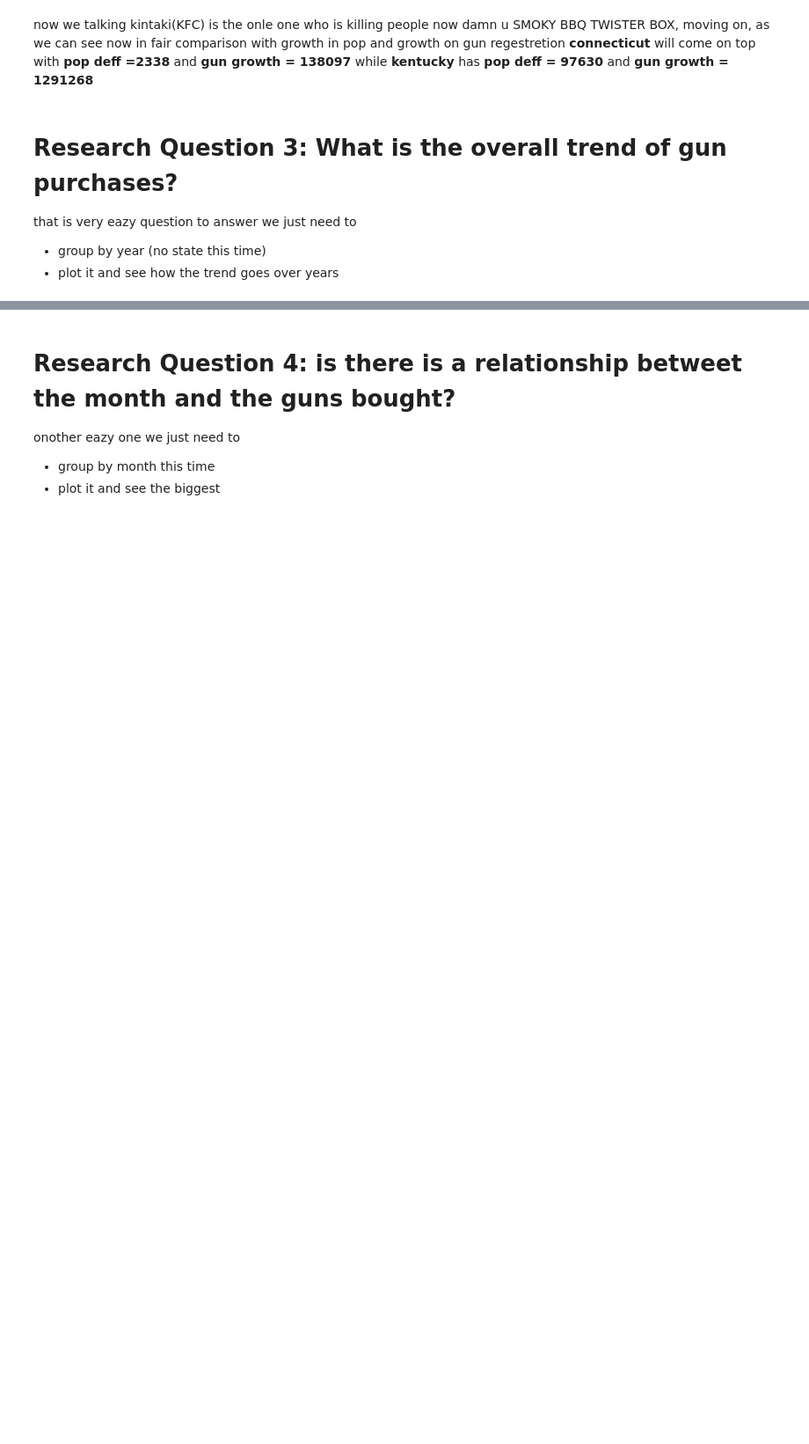
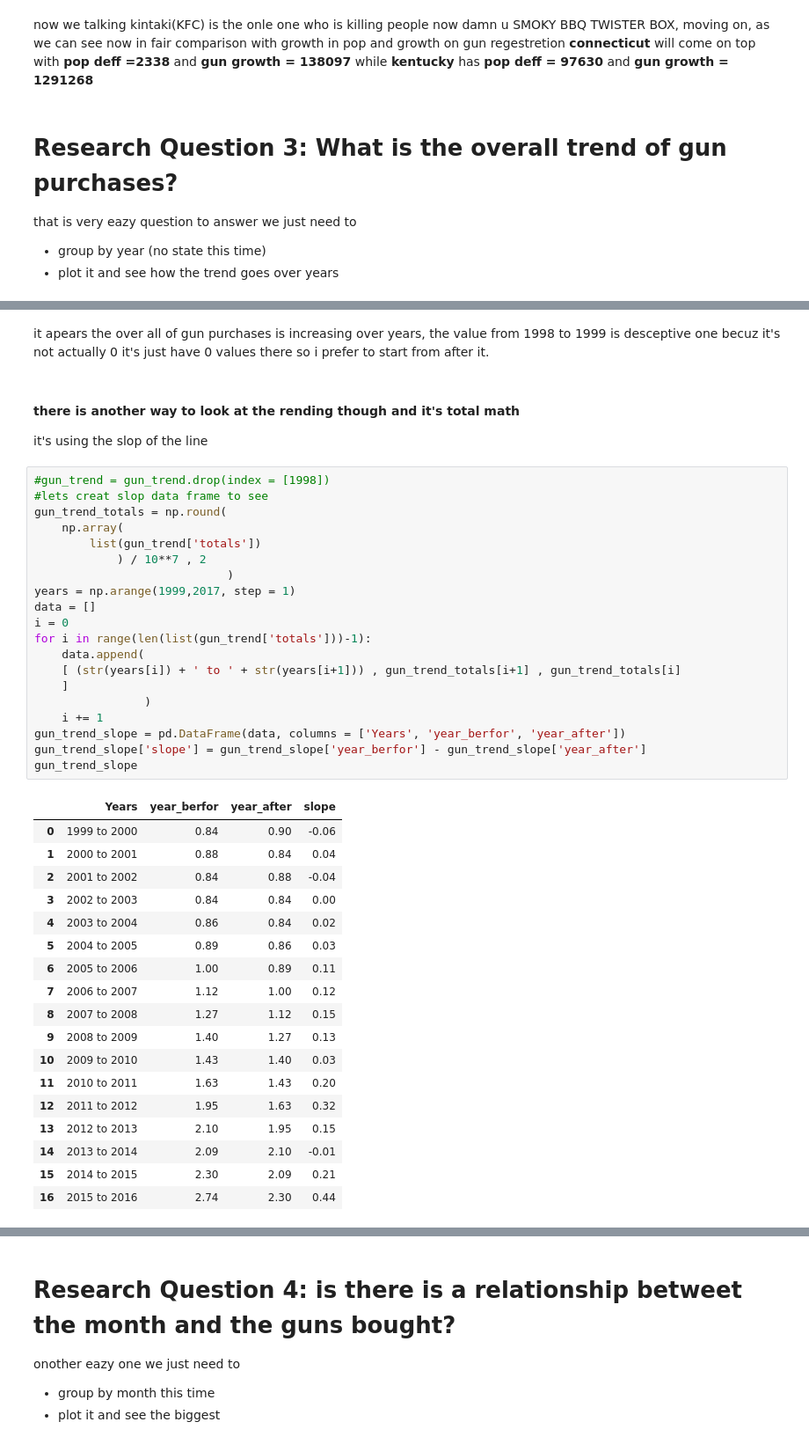
Before and after one commit to Ibn-mohey/Udacity-Advanced-Data-Analysis-Nanodegree-Program, a Jupyter notebook: investigate-a-dataset- (FBI open up!).ipynb, the cells around one changed output, grey strips where cells are left out. Shown at 88% size. Cells and saved outputs as stored; diff of their text form; blank space fills up the shorter version.

```diff
--- a/investigate-a-dataset-template.ipynb
+++ b/investigate-a-dataset- (FBI open up!).ipynb
@@ -823,0 +834,45 @@ plt.show()
+# %% [markdown]
+it apears the over all of gun purchases is increasing over years, the value from 1998 to 1999 is desceptive one becuz it's not actually 0 it's just have 0 values there so i prefer to start from after it.
+# %% [markdown]
+#### there is another way to look at the rending though and it's total math
+
+it's using the slop of the line
+# %%
+#gun_trend = gun_trend.drop(index = [1998])
+#lets creat slop data frame to see
+gun_trend_totals = np.round(
+    np.array(
+        list(gun_trend['totals'])
+            ) / 10**7 , 2
+                            )
+years = np.arange(1999,2017, step = 1)
+data = []
+i = 0
+for i in range(len(list(gun_trend['totals']))-1):
+    data.append(
+    [ (str(years[i]) + ' to ' + str(years[i+1])) , gun_trend_totals[i+1] , gun_trend_totals[i]
+    ]
+                )
+    i += 1
+gun_trend_slope = pd.DataFrame(data, columns = ['Years', 'year_berfor', 'year_after'])
+gun_trend_slope['slope'] = gun_trend_slope['year_berfor'] - gun_trend_slope['year_after']
+gun_trend_slope
+# %% [output]
+|  | Years | year_berfor | year_after | slope |
+| 0 | 1999 to 2000 | 0.84 | 0.90 | -0.06 |
+| 1 | 2000 to 2001 | 0.88 | 0.84 | 0.04 |
+| 2 | 2001 to 2002 | 0.84 | 0.88 | -0.04 |
+| 3 | 2002 to 2003 | 0.84 | 0.84 | 0.00 |
+| 4 | 2003 to 2004 | 0.86 | 0.84 | 0.02 |
+| 5 | 2004 to 2005 | 0.89 | 0.86 | 0.03 |
+| 6 | 2005 to 2006 | 1.00 | 0.89 | 0.11 |
+| 7 | 2006 to 2007 | 1.12 | 1.00 | 0.12 |
+| 8 | 2007 to 2008 | 1.27 | 1.12 | 0.15 |
+| 9 | 2008 to 2009 | 1.40 | 1.27 | 0.13 |
+| 10 | 2009 to 2010 | 1.43 | 1.40 | 0.03 |
+| 11 | 2010 to 2011 | 1.63 | 1.43 | 0.20 |
+| 12 | 2011 to 2012 | 1.95 | 1.63 | 0.32 |
+| 13 | 2012 to 2013 | 2.10 | 1.95 | 0.15 |
+| 14 | 2013 to 2014 | 2.09 | 2.10 | -0.01 |
+| 15 | 2014 to 2015 | 2.30 | 2.09 | 0.21 |
+| 16 | 2015 to 2016 | 2.74 | 2.30 | 0.44 |
```
Also changed, not shown: parts of 7 cells of this notebook.
